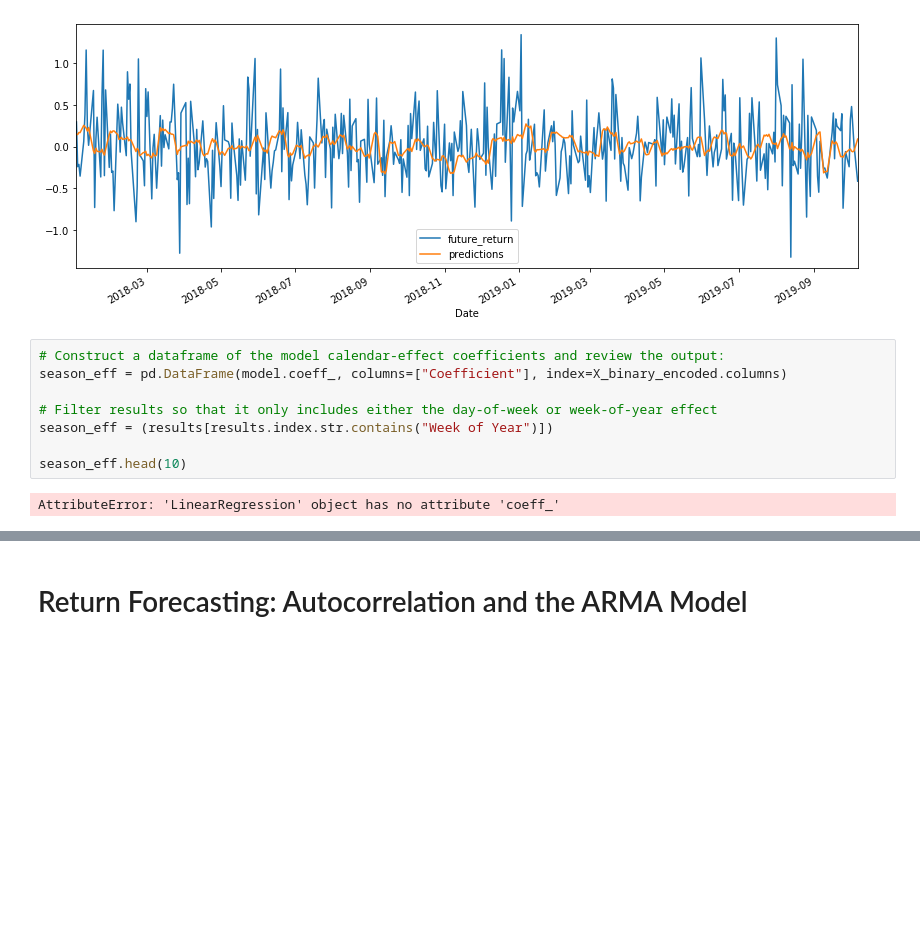
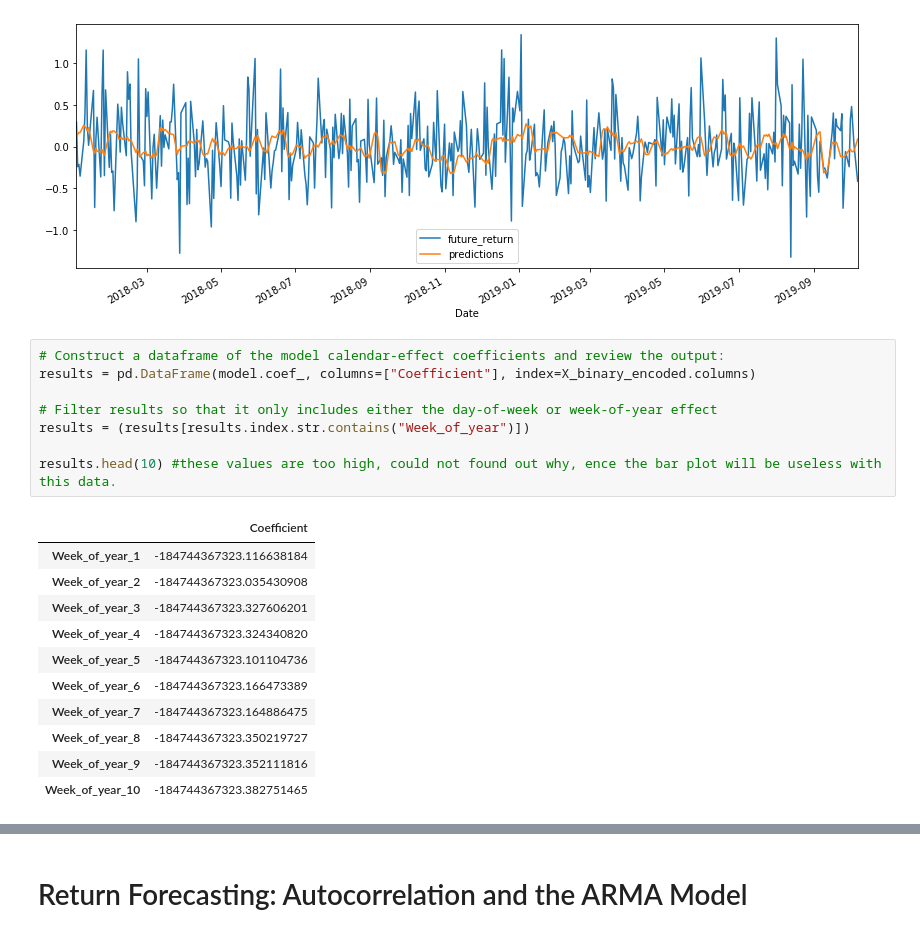
Before and after one commit to enriqueserizawa/time_series_hw, a Jupyter notebook: Starter_Code/time_series_analysis.ipynb, the cells around one changed output, grey strips where cells are left out. Drawn from its saved outputs; the diff is of its cells as text; blank space fills up the shorter version.

```diff
--- a/Starter_Code/time_series_analysis.ipynb
+++ b/Starter_Code/time_series_analysis.ipynb
@@ -199,14 +194,24 @@ y_df["2018":].plot(figsize=(14,5))
 [figure]
 # %%
 # Construct a dataframe of the model calendar-effect coefficients and review the output:
-season_eff = pd.DataFrame(model.coeff_, columns=["Coefficient"], index=X_binary_encoded.columns)
+results = pd.DataFrame(model.coef_, columns=["Coefficient"], index=X_binary_encoded.columns)
 
 # Filter results so that it only includes either the day-of-week or week-of-year effect
-season_eff = (results[results.index.str.contains("Week of Year")])
+results = (results[results.index.str.contains("Week_of_year")])
 
-season_eff.head(10)
+results.head(10) #these values are too high, could not found out why, ence the bar plot will be useless with this data.
 # %% [output]
-AttributeError: 'LinearRegression' object has no attribute 'coeff_'
+|  | Coefficient |
+| Week_of_year_1 | -184744367323.116638184 |
+| Week_of_year_2 | -184744367323.035430908 |
+| Week_of_year_3 | -184744367323.327606201 |
+| Week_of_year_4 | -184744367323.324340820 |
+| Week_of_year_5 | -184744367323.101104736 |
+| Week_of_year_6 | -184744367323.166473389 |
+| Week_of_year_7 | -184744367323.164886475 |
+| Week_of_year_8 | -184744367323.350219727 |
+| Week_of_year_9 | -184744367323.352111816 |
+| Week_of_year_10 | -184744367323.382751465 |
 # %%
 # Plot the results of the individual seasonal effects using pandas df.plot()
 # YOUR CODE HERE
```
Also changed, not shown: parts of 33 cells of this notebook.
